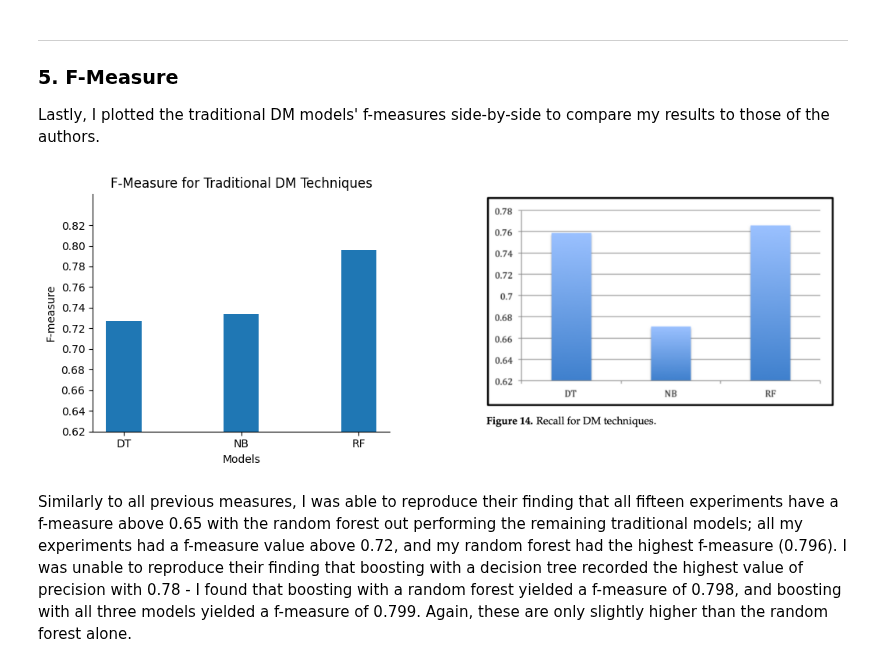
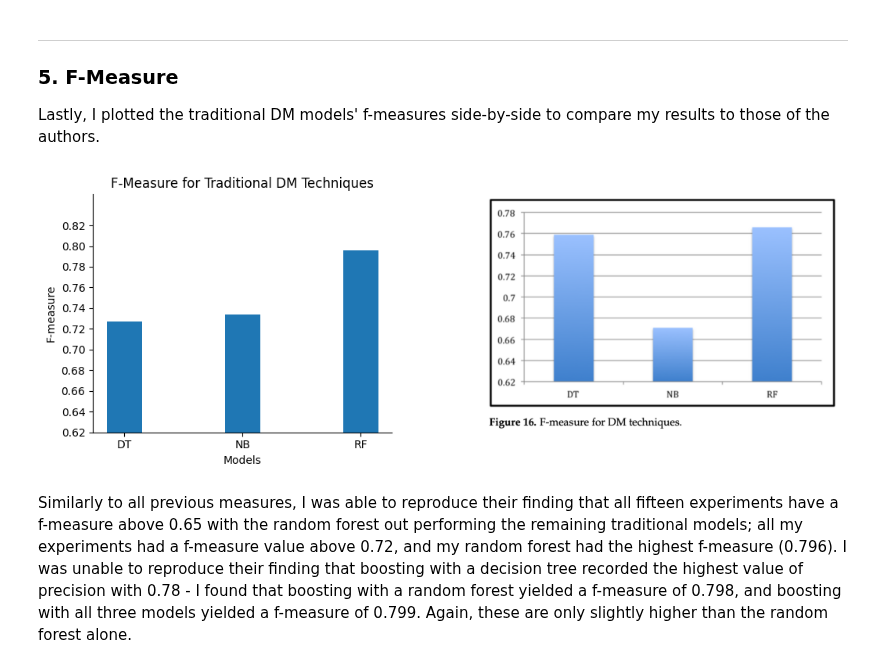
Before and after one commit to ucsd-psych201a/alsulami2023, a Jupyter notebook: writeup/Reproducibility Report.ipynb, the cells around one changed output. Cells and saved outputs as stored; diff of their text form; code cells hidden in the pictures.

```diff
--- a/writeup/Reproducibility Report.ipynb
+++ b/writeup/Reproducibility Report.ipynb
@@ -467,6 +475,26 @@ results = {}
 
 # create a function to store each model's performance metrics
 def evaluate_model(model, X, Y):
+    """
+    Evaluates the performance of a machine learning model using cross-validation.
+
+    Parameters:
+        model: The machine learning model to evaluate. Must be compatible with scikit-learn's API.
+        X: array-like or pandas DataFrame
+            The feature dataset used for evaluation.
+        Y: array-like or pandas Series
+            The target labels corresponding to the feature dataset.
+
+    Returns:
+        metrics: list of floats
+            A list containing the following evaluation metrics:
+            - Accuracy (percentage)
+            - Precision (weighted average)
+            - Recall (weighted average)
+            - F1 score (weighted average)
+            Each metric is rounded to two or three decimal places for precision.
+    """
+
     metrics = []
     scoring = {
         'accuracy': 'accuracy',
@@ -477,13 +505,11 @@ def evaluate_model(model, X, Y):
 
     scores = cross_validate(model, X, Y, cv=rskf, scoring=scoring)
 
-    # Store means (as percentages)
     metrics = [
         round(scores['test_accuracy'].mean() * 100, 2),
         round(scores['test_precision'].mean(), 3),
         round(scores['test_recall'].mean(), 3),
-        round(scores['test_f1'].mean(), 3)
-    ]
+        round(scores['test_f1'].mean(), 3)]
 
     return metrics
 # %%
@@ -496,14 +522,7 @@ nb = GaussianNB()
 results['NB'] = evaluate_model(nb, X, Y)
 
 # Random Forest
-rf = RandomForestClassifier(
-#     n_estimators=100,        # Equivalent to -I 100 (number of trees)
-#     max_features='sqrt',      # Equivalent to -K 0 (use all features)
-#     min_samples_split=2,      # Equivalent to -M 1.0 (minimum samples for split)
-#     min_samples_leaf=1,       # Equivalent to -M 1.0 (minimum samples per leaf)
-#     random_state=1,           # Equivalent to -S 1 (random seed for reproducibility)
-#     n_jobs=1                  # Equivalent to -num-slots 1 (number of threads)
-)
+rf = RandomForestClassifier()
 results['RF'] = evaluate_model(rf, X, Y)
 # %% [markdown]
 ### Traditional DM techniques with Ensemble Methods
@@ -876,34 +913,34 @@ Lastly, I plotted the traditional DM models' f-measures side-by-side to compare
 # %%
 # Select models and their precision values
 f1 = [metrics[3] for metrics in results.values()][0:3]
 
 # Load the image
-img = mpimg.imread('images/recall for traditional DM techniques.png')
+img = mpimg.imread('images/f measure for traditional DM techniques.png')
 
 # Create subplots: 1 row, 2 columns
 fig, ax = plt.subplots(1, 2, figsize=(12, 4), gridspec_kw={'width_ratios': [1, 2]})
 
 # Plotting the bar chart
 ax[0].bar(models, f1, width=0.3)
 ax[0].set_ylim(0.62, round(max(f1) + 0.05, 2))
 ax[0].set_yticks([round(tick, 2) for tick in frange(0.62, round(max(f1) + 0.04, 2), 0.02)])
 ax[0].set_title('F-Measure for Traditional DM Techniques')
 ax[0].set_xlabel('Models')
 ax[0].set_ylabel('F-measure')
 ax[0].spines['top'].set_visible(False)
 ax[0].spines['right'].set_visible(False)
 
 # Display the image on the second subplot
 ax[1].imshow(img)
 ax[1].axis('off')  # Hide the axis for the image
 
 # Adjust layout to prevent overlap
 plt.tight_layout()
 
 # Show the plot
 plt.show()
 # %% [output]
-[figure, old version]
+[figure, new version]
 # %% [markdown]
 Similarly to all previous measures, I was able to reproduce their finding that all fifteen experiments have a f-measure  above 0.65 with the random forest out performing the remaining traditional models; all my experiments had a f-measure value above 0.72, and my random forest had the highest f-measure (0.796). I was unable to reproduce their finding that boosting with a decision tree recorded the highest value of precision with 0.78 - I found that boosting with a random forest yielded a f-measure of 0.798, and boosting with all three models yielded a f-measure of 0.799. Again, these are only slightly higher than the random forest alone.
 # %%
```
Also changed, not shown: parts of 14 cells of this notebook.
